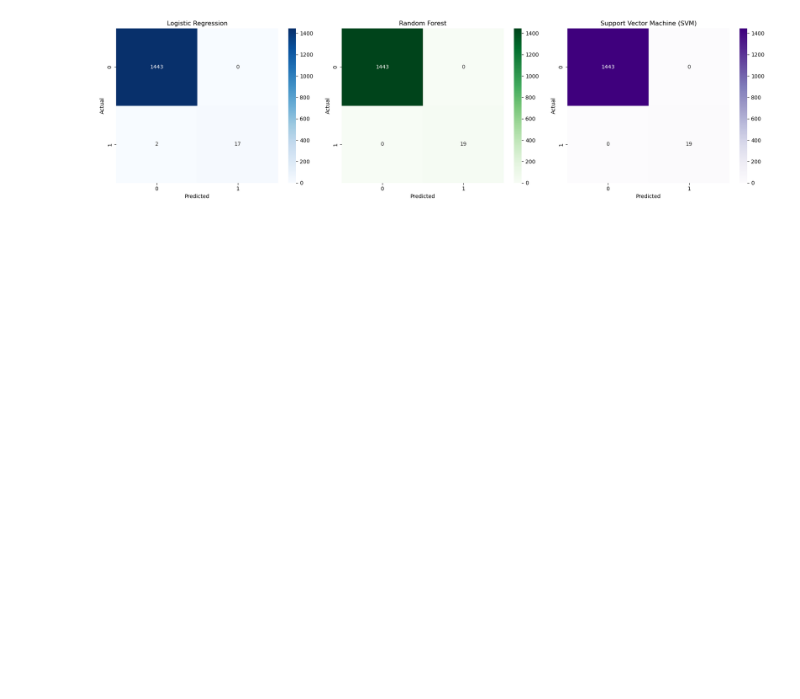
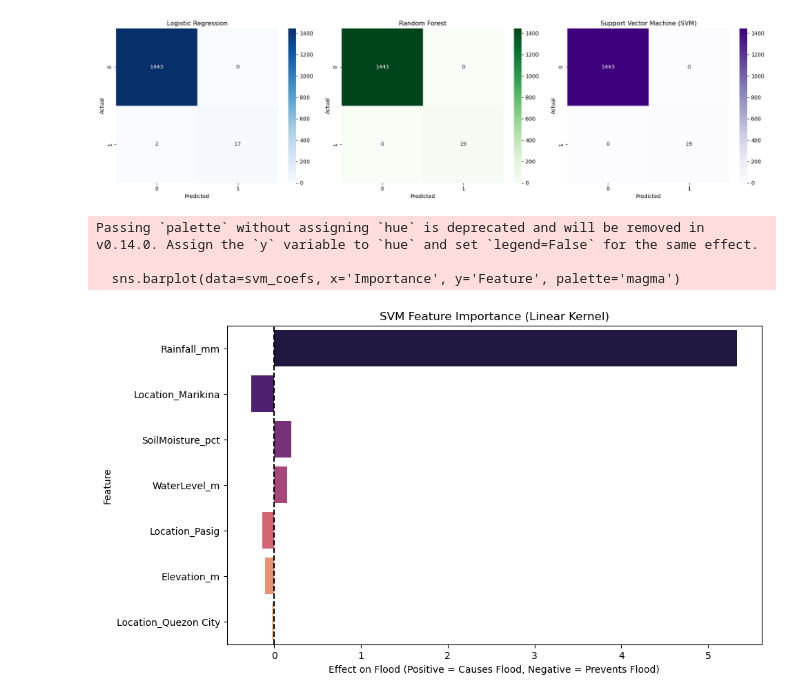
Before and after one commit to Reneilrp/Data-Analytics, a Jupyter notebook: RQ-3.ipynb, the cells around one changed output. Drawn from its saved outputs; the diff is of its cells as text; code cells hidden in the pictures; blank space fills up the shorter version.

```diff
--- a/RQ-3.ipynb
+++ b/RQ-3.ipynb
@@ -122,3 +123,31 @@ plt.savefig('model-visualization.png')
 plt.show()
 # %% [output]
 [figure]
+# %%
+# ==========================================
+# 6. UNLOCK HIDDEN SVM OUTPUT (Feature Importance)
+# ==========================================
+
+# 1. Get the names of your columns (Rainfall, WaterLevel, etc.)
+# We use X_train because X_train_scaled is just numbers without names
+feature_names = X_train.columns
+
+# 2. Extract the hidden coefficients from the SVM model
+# (This only works because you wisely set kernel='linear')
+svm_coefs = pd.DataFrame({
+    'Feature': feature_names,
+    'Importance': svm_model.coef_[0] # <--- Accessing the weights directly
+}).sort_values(by='Importance', key=abs, ascending=False)
+
+# 3. Plot it!
+plt.figure(figsize=(10, 6))
+sns.barplot(data=svm_coefs, x='Importance', y='Feature', palette='magma')
+plt.title("SVM Feature Importance (Linear Kernel)")
+plt.axvline(x=0, color='black', linestyle='--') # Add a center line for clarity
+plt.xlabel("Effect on Flood (Positive = Causes Flood, Negative = Prevents Flood)")
+plt.show()
+# %% [output]
+Passing `palette` without assigning `hue` is deprecated and will be removed in v0.14.0. Assign the `y` variable to `hue` and set `legend=False` for the same effect.
+
+  sns.barplot(data=svm_coefs, x='Importance', y='Feature', palette='magma')
+[figure, added]
```
Also changed, not shown: parts of 2 cells of this notebook, 3 other files.
